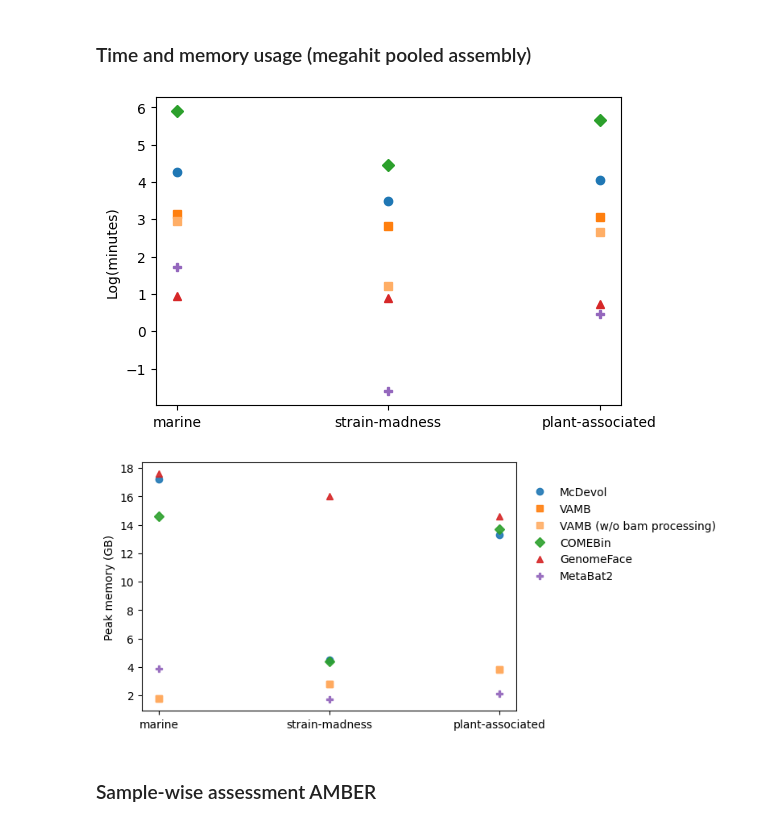
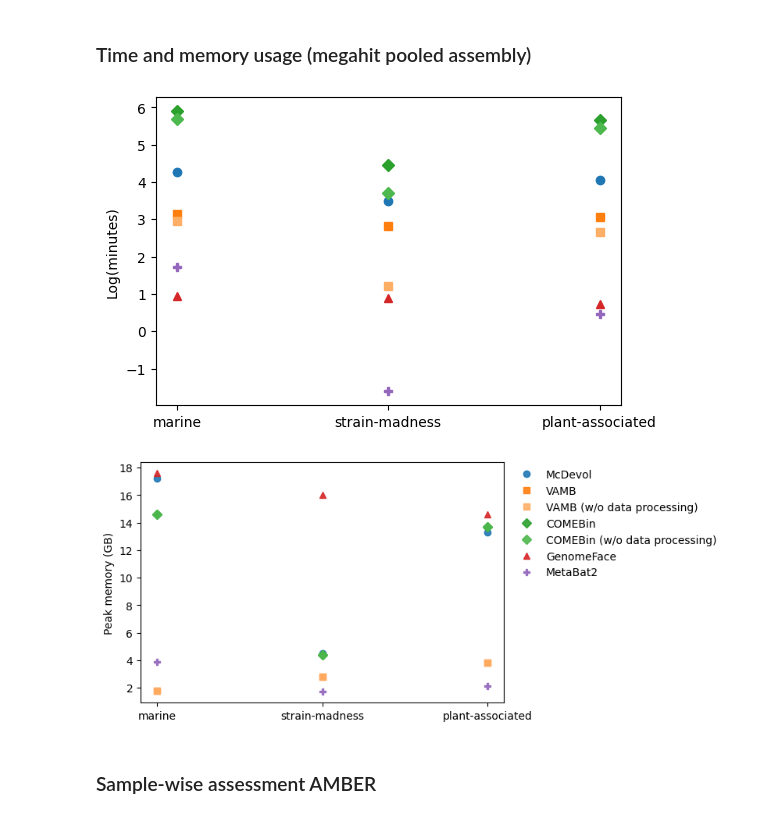
Before and after one commit to soedinglab/binning_benchmarking, a Jupyter notebook: plots.ipynb, the cells around one changed output. Drawn from its saved outputs; the diff is of its cells as text; code cells hidden in the pictures.

```diff
--- a/plots.ipynb
+++ b/plots.ipynb
@@ -564,13 +564,12 @@ import numpy as np
 import pandas as pd
 
 time_memory = pd.read_csv('/home/yazhini/work/binning_benchmarking/time_memory_usage_pooled_plot',  header=0, sep='\t')
-
 tools = time_memory['Tools'].unique()
 datasets = time_memory['Datasets'].unique()
 
 fig, ax = plt.subplots(1, 1, figsize=(6, 4))
-markers = ['o', 's', 's', 'D', '^', 'P']
-colors = ['#1f77b4', '#ff7f0e', '#ffae66', '#2ca02c', '#d62728', '#9467bd']
+markers = ['o', 's', 's', 'D', 'D', '^', 'P']
+colors = ['#1f77b4', '#ff7f0e', '#ffae66', '#2ca02c', '#4db84d','#d62728', '#9467bd']
 # Plotting Time Data
 for i, tool in enumerate(tools):
     time_data = time_memory[time_memory['Tools'] == tool]['Time (minutes)']
@@ -578,20 +577,20 @@ for i, tool in enumerate(tools):
 ax.set_ylabel('Log(minutes)')
 plt.savefig('plots/time_requirement_mapooled.png', dpi=600, format='png', bbox_inches='tight')
 # %% [output]
-[figure, old version]
+[figure, new version]
 # %%
 fig, ax = plt.subplots(1, 1, figsize=(6, 4))
-markers = ['o', 's', 's', 'D', '^', 'P']
-colors = ['#1f77b4', '#ff7f0e', '#ffae66', '#2ca02c', '#d62728', '#9467bd']
+markers = ['o', 's', 's', 'D', 'D', '^', 'P']
+colors = ['#1f77b4', '#ff7f0e', '#ffae66', '#2ca02c', '#4db84d', '#d62728', '#9467bd']
 # Plotting Time Data
 for i, tool in enumerate(tools):
     memory_data = time_memory[time_memory['Tools'] == tool]['Memory (GB)']
     ax.plot(datasets, memory_data, marker=markers[i], label=tool, color = colors[i], linewidth=0.0, alpha=0.9)
 ax.set_ylabel('Peak memory (GB)')
 ax.legend(loc=(1.02,0.5),frameon=False)
 plt.savefig('plots/memory_requirement_mapooled.png', dpi=600, format='png', bbox_inches='tight')
 # %% [output]
-[figure, old version]
+[figure, new version]
 # %% [markdown]
 ### Sample-wise assessment AMBER
 # %%
```
Also changed, not shown: 1 other file.
